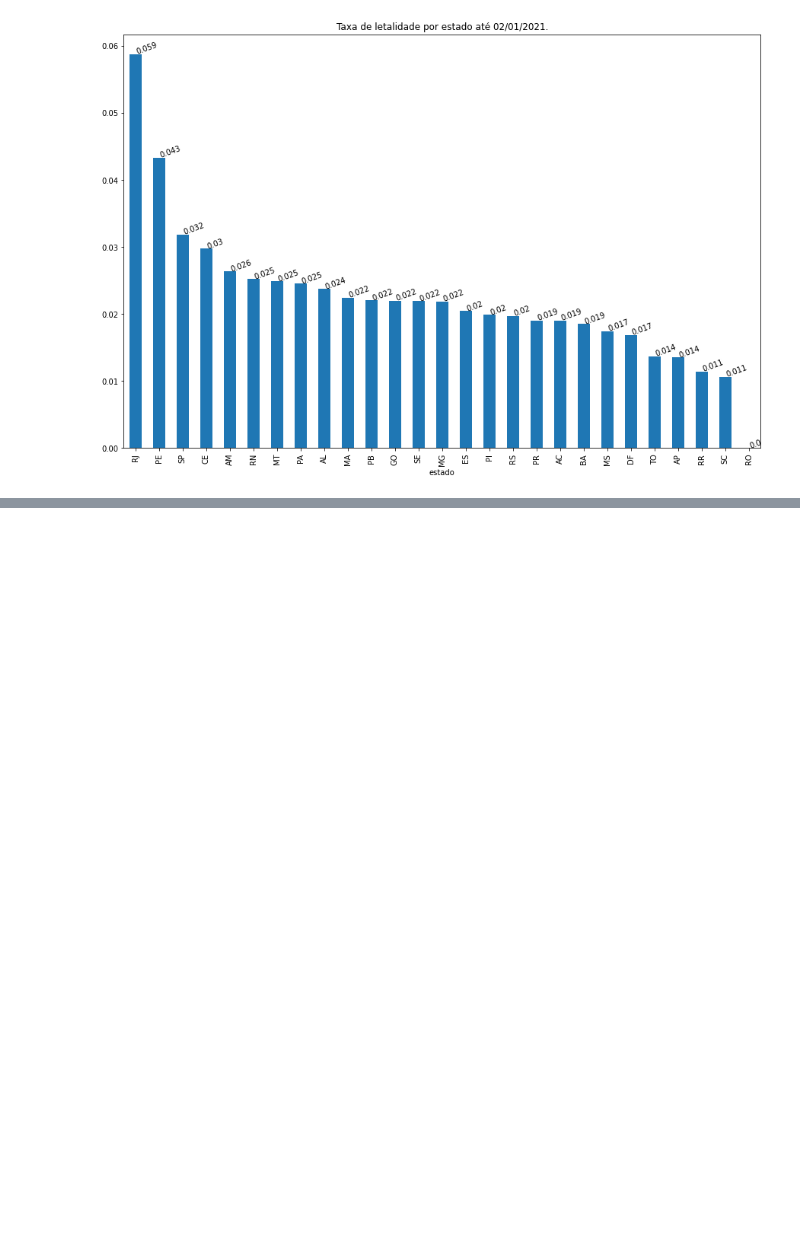
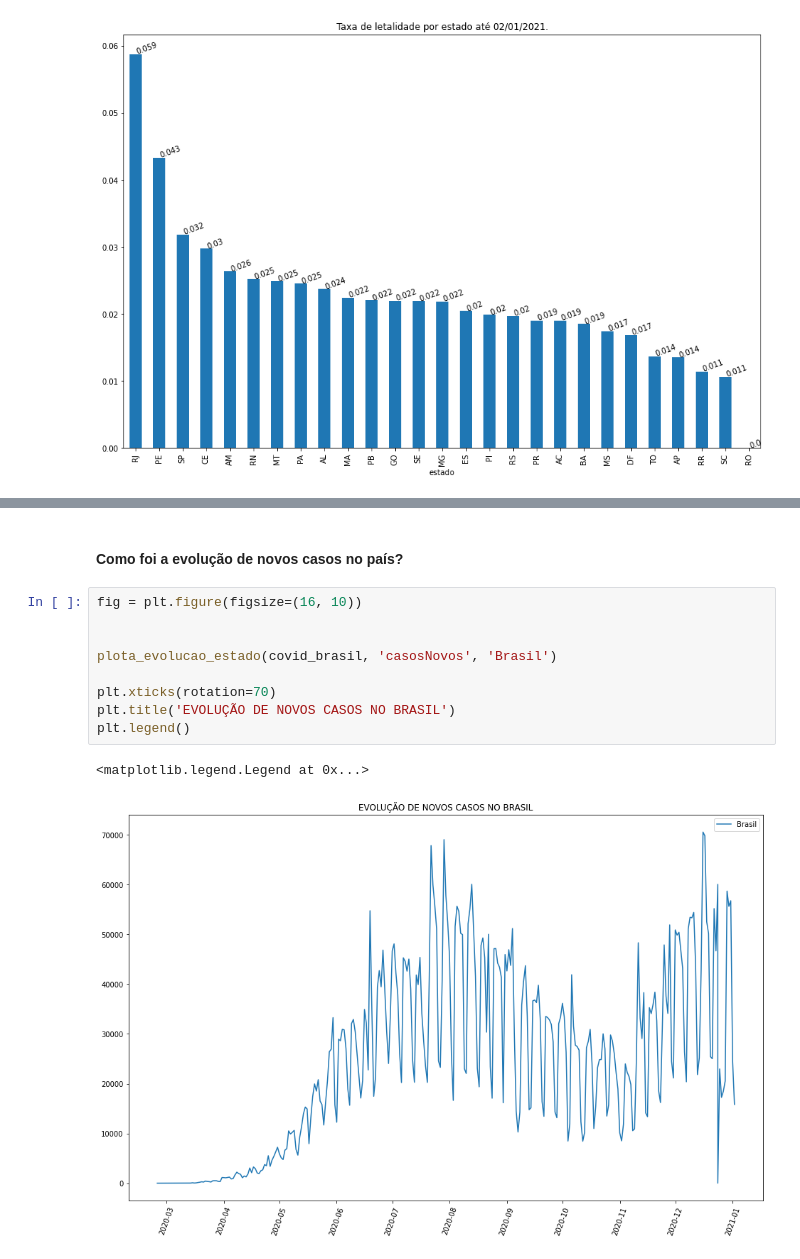
Before and after one commit to SilvioDaCol/Analise_COVID19, a Jupyter notebook: Analysis.ipynb, the cells around one changed output, grey strips where cells are left out. Saved outputs shown, nothing was run; the diff lists cells and outputs as text; blank space fills up the shorter version.

```diff
--- a/Analysis.ipynb
+++ b/Analysis.ipynb
@@ -411,0 +414,14 @@ covid_estados.query('estado == "RO"').tail()
+# %% [markdown]
+#### Como foi a evolução de novos casos no país?
+# %%
+fig = plt.figure(figsize=(16, 10))
+
+
+plota_evolucao_estado(covid_brasil, 'casosNovos', 'Brasil')
+
+plt.xticks(rotation=70)
+plt.title('EVOLUÇÃO DE NOVOS CASOS NO BRASIL')
+plt.legend()
+# %% [output]
+<matplotlib.legend.Legend at 0x...>
+[figure, added]
```
Also changed, not shown: parts of 8 cells of this notebook.
